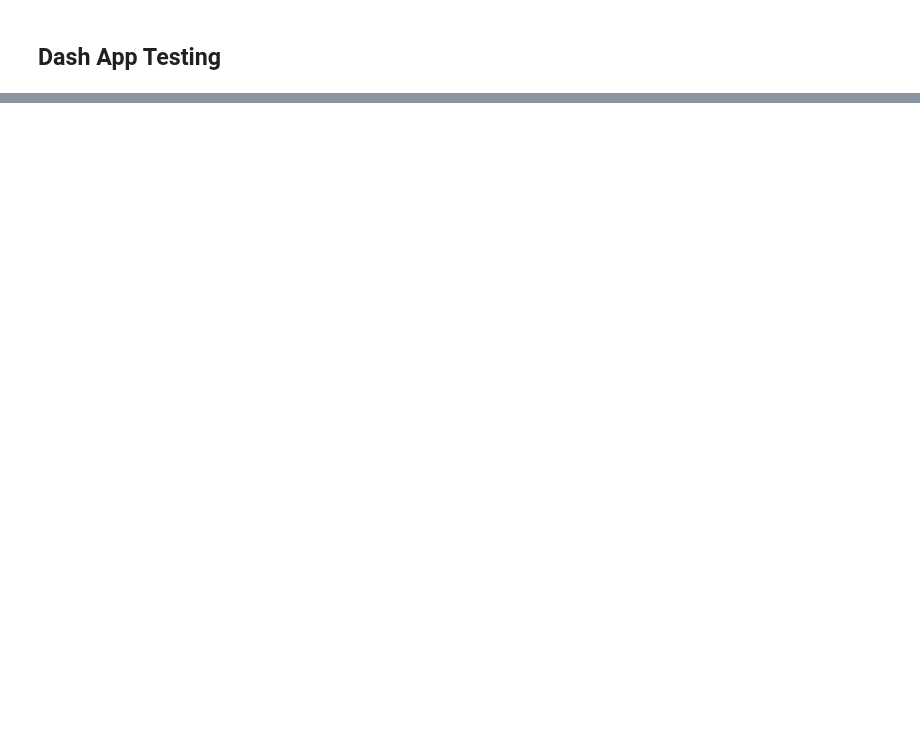
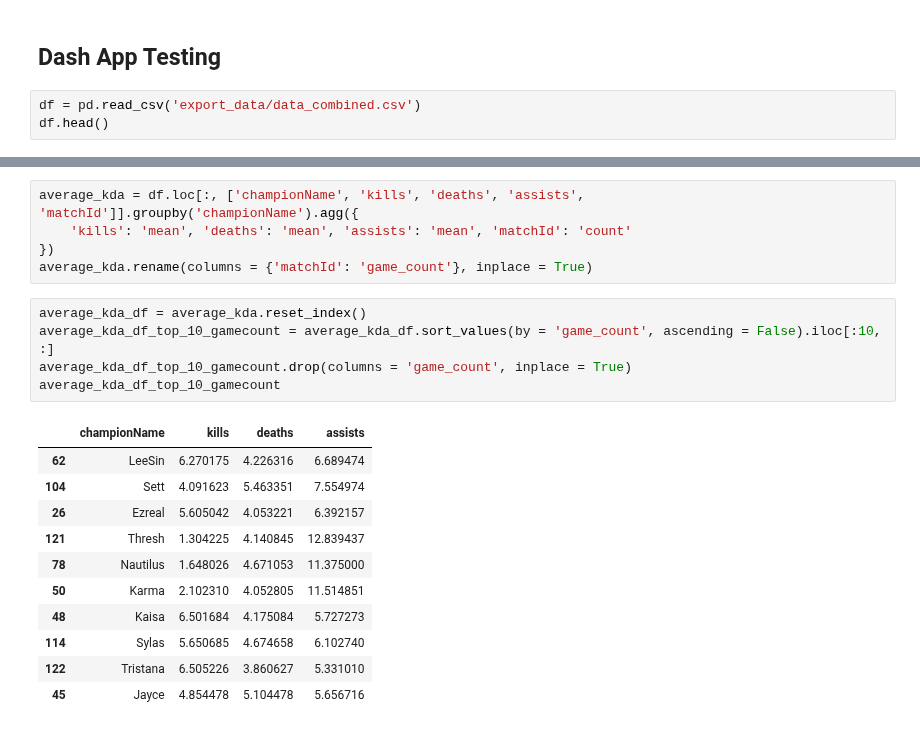
Before and after one commit to jhan-1996/Python_Projects, a Jupyter notebook: league_project_final.ipynb, the cells around one changed output, grey strips where cells are left out. Drawn from its saved outputs; the diff is of its cells as text; blank space fills up the shorter version.

```diff
--- a/league_project_final.ipynb
+++ b/league_project_final.ipynb
@@ -641,3 +662,6 @@ fig.show(renderer = 'notebook_connected')
 [interactive output not drawn]
 # %% [markdown]
 ## Dash App Testing
+# %%
+df = pd.read_csv('export_data/data_combined.csv')
+df.head()
@@ -643,0 +675,22 @@ fig.show(renderer = 'notebook_connected')
+# %%
+average_kda = df.loc[:, ['championName', 'kills', 'deaths', 'assists', 'matchId']].groupby('championName').agg({
+    'kills': 'mean', 'deaths': 'mean', 'assists': 'mean', 'matchId': 'count'
+})
+average_kda.rename(columns = {'matchId': 'game_count'}, inplace = True)
+# %%
+average_kda_df = average_kda.reset_index()
+average_kda_df_top_10_gamecount = average_kda_df.sort_values(by = 'game_count', ascending = False).iloc[:10, :]
+average_kda_df_top_10_gamecount.drop(columns = 'game_count', inplace = True)
+average_kda_df_top_10_gamecount
+# %% [output]
+|  | championName | kills | deaths | assists |
+| 62 | LeeSin | 6.270175 | 4.226316 | 6.689474 |
+| 104 | Sett | 4.091623 | 5.463351 | 7.554974 |
+| 26 | Ezreal | 5.605042 | 4.053221 | 6.392157 |
+| 121 | Thresh | 1.304225 | 4.140845 | 12.839437 |
+| 78 | Nautilus | 1.648026 | 4.671053 | 11.375000 |
+| 50 | Karma | 2.102310 | 4.052805 | 11.514851 |
+| 48 | Kaisa | 6.501684 | 4.175084 | 5.727273 |
+| 114 | Sylas | 5.650685 | 4.674658 | 6.102740 |
+| 122 | Tristana | 6.505226 | 3.860627 | 5.331010 |
+| 45 | Jayce | 4.854478 | 5.104478 | 5.656716 |
```
Also changed, not shown: parts of 6 cells of this notebook, 2 other files.
